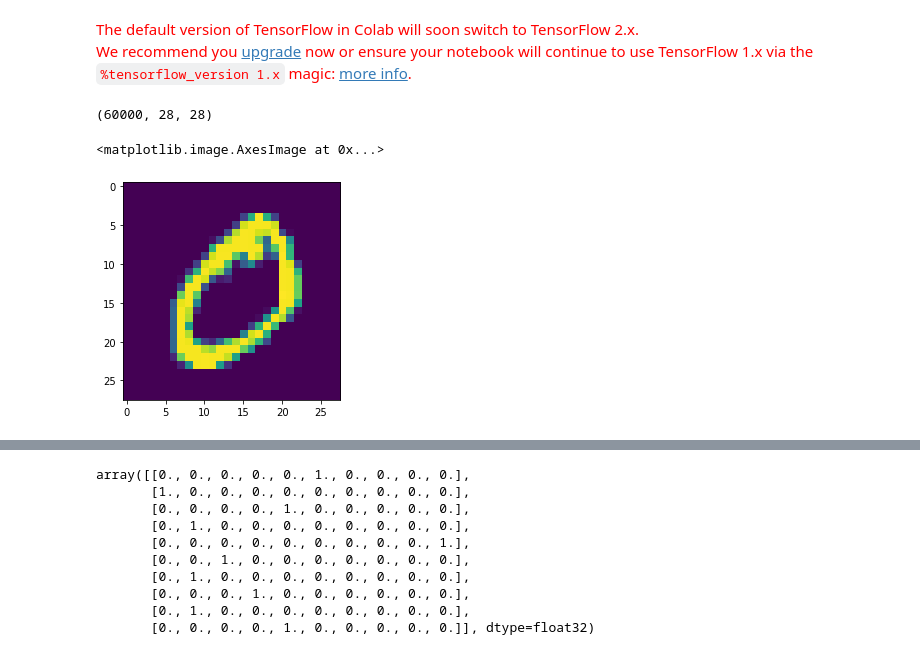
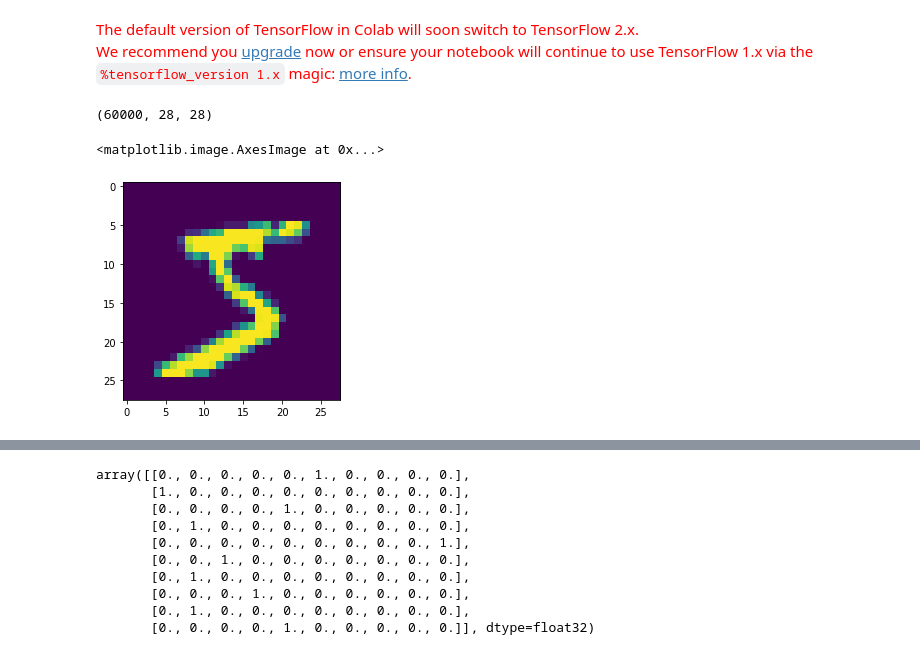
Before and after one commit to adityasingh1993/EIP4, a Jupyter notebook: week2/Ninth_assignment.ipynb, the cells around one changed output, grey strips where cells are left out. Saved outputs shown, nothing was run; the diff lists cells and outputs as text; code cells hidden in the pictures.

```diff
--- a/week2/Ninth_assignment.ipynb
+++ b/week2/Ninth_assignment.ipynb
@@ -18,9 +18,9 @@ We recommend you upgrade now or ensure your notebook will continue to use Tensor
 # %%
 print (X_train.shape)
 from matplotlib import pyplot as plt
 %matplotlib inline
-plt.imshow(X_train[1])
+plt.imshow(X_train[0])
 # %% [output]
 (60000, 28, 28)
 <matplotlib.image.AxesImage at 0x...>
-[figure, old version]
+[figure, new version]
```
Also changed, not shown: parts of 7 cells of this notebook.
